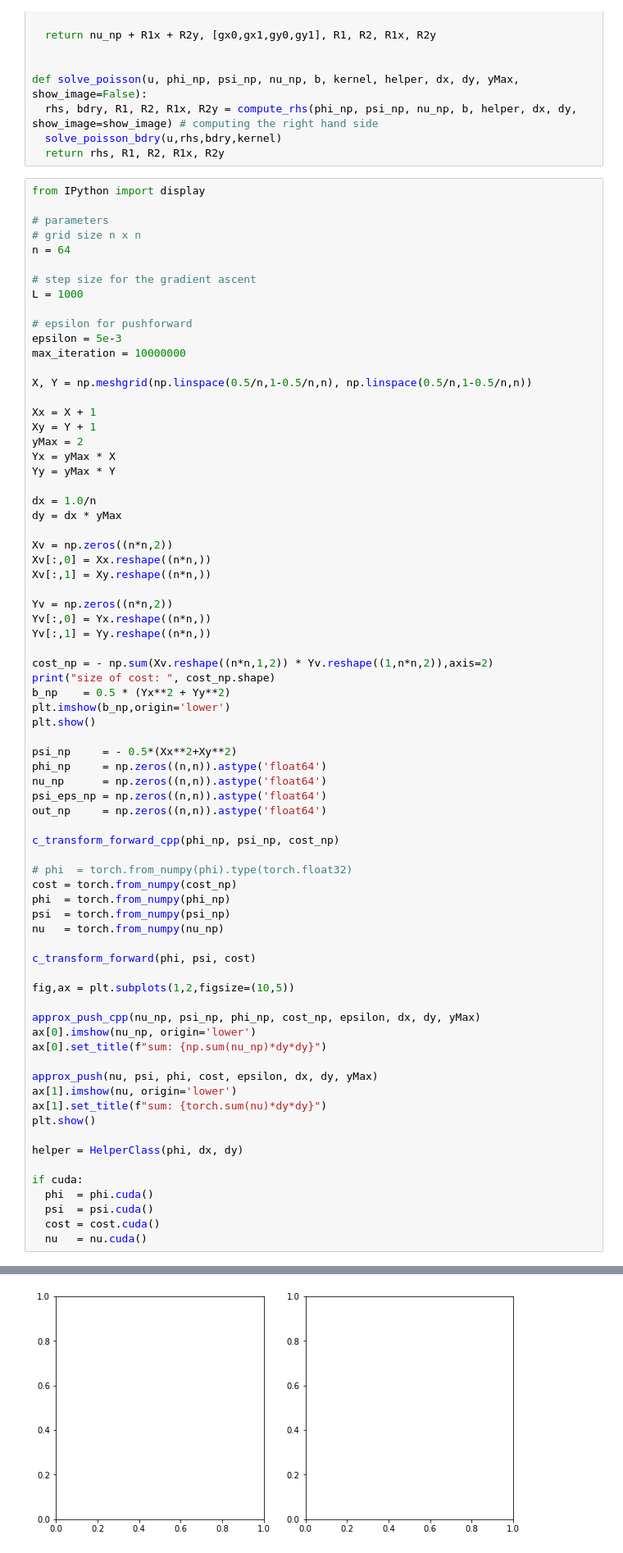
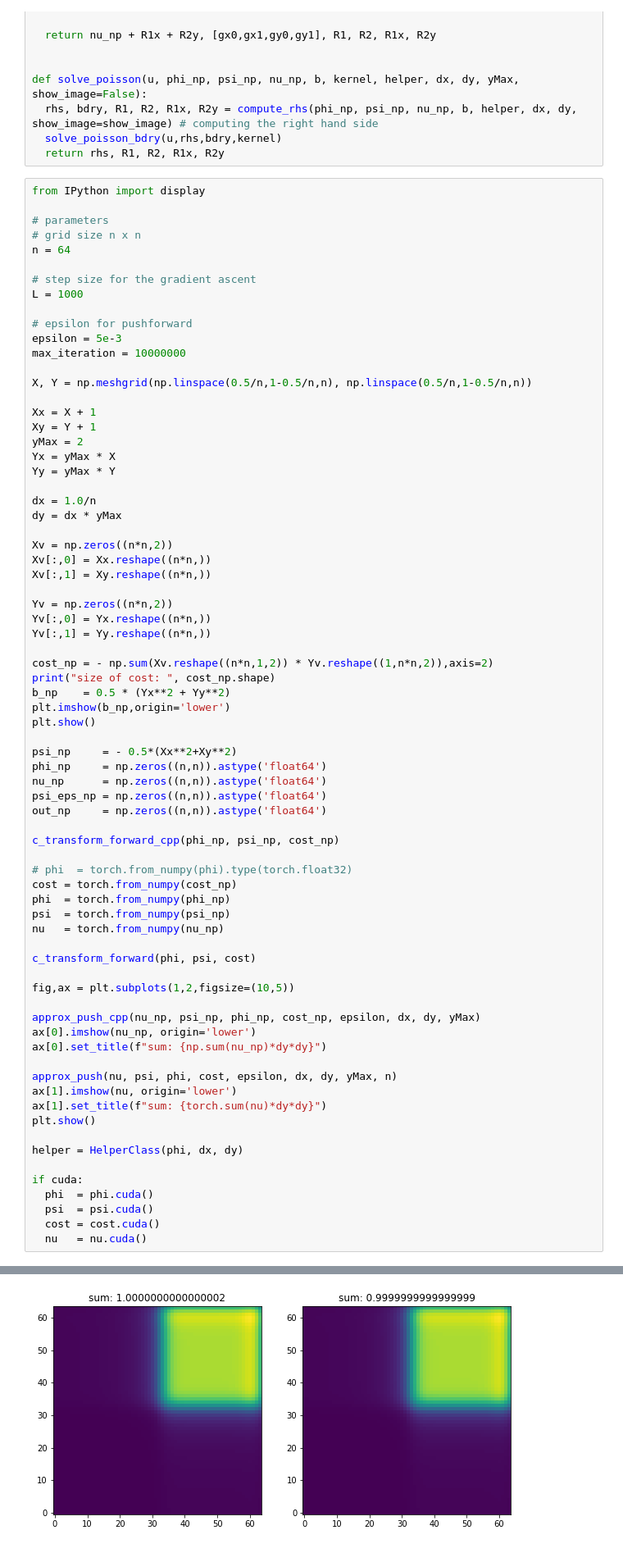
Before and after one commit to wonjunee/screening, a Jupyter notebook: python/screening_other-formulation.ipynb, the cells around one changed output, grey strips where cells are left out. Shown: that part at 82% size. Drawn from its saved outputs; the diff is of its cells as text.

```diff
--- a/python/screening_other-formulation.ipynb
+++ b/python/screening_other-formulation.ipynb
@@ -228,7 +228,7 @@ approx_push_cpp(nu_np, psi_np, phi_np, cost_np, epsilon, dx, dy, yMax)
 ax[0].imshow(nu_np, origin='lower')
 ax[0].set_title(f"sum: {np.sum(nu_np)*dy*dy}")
 
-approx_push(nu, psi, phi, cost, epsilon, dx, dy, yMax)
+approx_push(nu, psi, phi, cost, epsilon, dx, dy, yMax, n)
 ax[1].imshow(nu, origin='lower')
 ax[1].set_title(f"sum: {torch.sum(nu)*dy*dy}")
 plt.show()
@@ -250 +246 @@ Invoked with: array([[0., 0., 0., ..., 0., 0., 0.],
-[figure, old version]
+[figure, new version]
```
Also changed, not shown: parts of 4 cells of this notebook.
